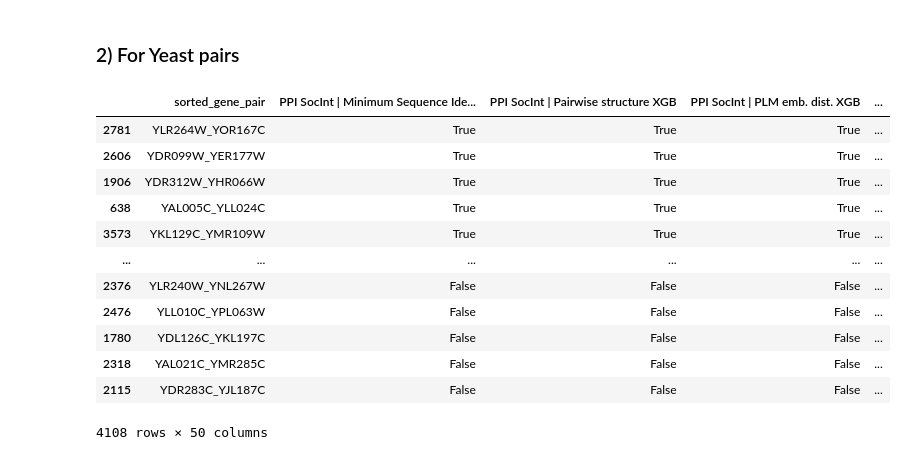
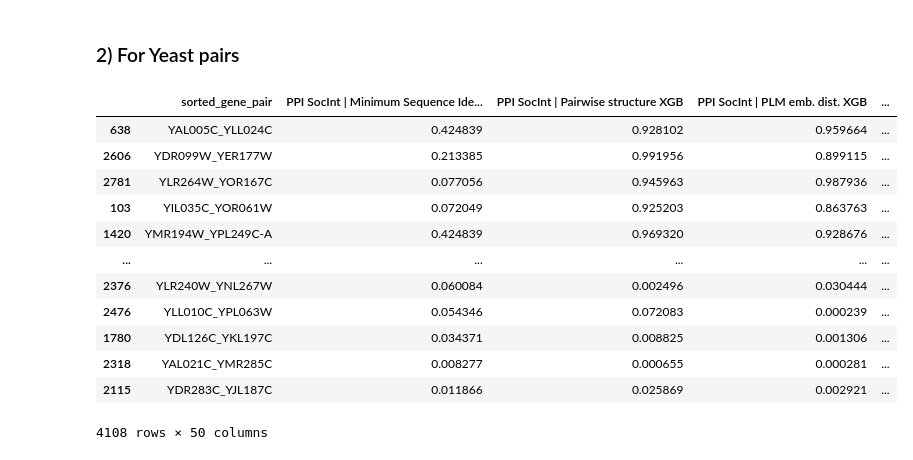
Before and after one commit to cancergenetics/paralog_seq_similarity, a Jupyter notebook: 4_make_predictions.ipynb, the cells around one changed output. Cells and saved outputs as stored; diff of their text form; code cells hidden in the pictures.

```diff
--- a/4_make_predictions.ipynb
+++ b/4_make_predictions.ipynb
@@ -254,11 +252,10 @@ predictions_df.to_csv(f'ens111_human_predictions.csv', index=False)
 ### 2) For Yeast pairs
 # %%
 ####################################################
-# 2) Setup Datasets, Feature Sets, and Classifier
+# 1) Setup Datasets, Feature Sets, and Classifier
 ####################################################
 # Choose classifier type: 'XGB', 'RF', or 'LR'
 class_mod = 'XGB'
-
 if class_mod == 'XGB':
     base_classifier = Pipeline([
         ('scaler', StandardScaler()),
@@ -296,7 +293,6 @@ sc_train_datasets = {
 
 sc_all_pairs_path = './data/ens111_yeast_allFeatures.csv'
 
-
 # Define feature sets: key is descriptive name, value is the list of feature columns
 feature_sets = {
     f'Minimum Sequence Identity {class_mod}': ['min_sequence_identity'],
@@ -308,99 +304,96 @@ feature_sets = {
 }
 
 ####################################################
-# 3) Load All-Pairs Data (Using sorted_gene_pair as ID)
+# 2) Load All-Pairs Data (Using sorted_gene_pair as ID)
 ####################################################
 all_pairs_df = pd.read_csv(sc_all_pairs_path)
 if 'sorted_gene_pair' not in all_pairs_df.columns:
     raise ValueError("The unseen pairs dataset must contain the 'sorted_gene_pair' column.")
 
-# Prepare a DataFrame to store predictions (using sorted_gene_pair as the identifier)
-predictions_df = all_pairs_df[['sorted_gene_pair']].copy()
+# Create two DataFrames with the common identifier.
+mask_df = all_pairs_df[['sorted_gene_pair']].copy()  # for training labels (mask)
+pred_df = all_pairs_df[['sorted_gene_pair']].copy()  # for predictions
 
 ####################################################
-# 4) Train Classifiers, Predict, and Store Results
+# 3) Process Each Training Dataset
 ####################################################
 for dataset_name, train_path in sc_train_datasets.items():
     # Load training dataset
     df_train = pd.read_csv(train_path)
 
-    # Use the available label: if 'same_func_ppi' exists, use it
+    # Use the available label: if 'same_func_ppi' exists, use it; otherwise, assume 'SL' is present.
     if 'same_func_ppi' in df_train.columns:
         df_train['SL'] = df_train['same_func_ppi']
-    elif 'SL' in df_train.columns:
-        df_train['SL']
-    else:
-        raise ValueError(f"Dataset {dataset_name} must contain a label column 'same_func_ppi' or 'SL'")
+    elif 'SL' not in df_train.columns:
+        raise ValueError(f"Dataset {dataset_name} must contain a label column 'same_func_ppi' or 'SL'.")
 
-    # Ensure the training dataset has the 'sorted_gene_pair' column
+    # Ensure the training dataset has the 'sorted_gene_pair' column.
     if 'sorted_gene_pair' not in df_train.columns:
         raise ValueError(f"Dataset {dataset_name} must contain the 'sorted_gene_pair' column.")
 
-    # Create a lookup for pairs present in training (using sorted_gene_pair as key)
+    # Create a lookup for training pairs (using sorted_gene_pair as key)
     train_pairs_dict = dict(zip(df_train['sorted_gene_pair'], df_train['SL']))
 
-    # Loop over each feature set for the current training dataset
+    # ----------------------------
+    # Create a mask column for this dataset (one column per dataset)
+    # ----------------------------
+    mask_column = []
+    for idx, row in all_pairs_df.iterrows():
+        pair = row['sorted_gene_pair']
+        if pair in train_pairs_dict:
+            mask_column.append(train_pairs_dict[pair])
+        else:
+            mask_column.append(np.nan)
+    mask_df[dataset_name] = mask_column
+
+    # ----------------------------
+    # Loop over feature sets to generate predictions.
+    # ----------------------------
     for feat_set_name, feat_columns in feature_sets.items():
         col_name = f"{dataset_name} | {feat_set_name}"
 
-        # Check that the training dataset contains the required features
+        # Check that the required features exist in the training dataset.
         missing_train = set(feat_columns) - set(df_train.columns)
         if missing_train:
             raise ValueError(f"Missing features {missing_train} in training dataset {dataset_name} for feature set {feat_set_name}.")
 
-        # Also check that the unseen pairs dataset contains the required features
+        # Check that the unseen pairs dataset contains the required features.
         missing_all = set(feat_columns) - set(all_pairs_df.columns)
         if missing_all:
             raise ValueError(f"Missing features {missing_all} in unseen pairs dataset for feature set {feat_set_name}.")
 
-        # Clone the classifier for a fresh start
+        # Clone the classifier for a fresh start.
         classifier = clone(base_classifier)
-
-        # Train the classifier using the selected feature set
         X_train = df_train[feat_columns]
         y_train = df_train['SL']
         classifier.fit(X_train, y_train)
 
-        # Predict probabilities on the all-pairs data
+        # Predict probabilities on all pairs (regardless of training presence)
         X_all = all_pairs_df[feat_columns]
         y_pred_proba = classifier.predict_proba(X_all)[:, 1]
 
-        # For each pair, if it exists in the training data, use its known label; otherwise, use the predicted probability.
-        final_preds = []
-        for idx, row in all_pairs_df.iterrows():
-            pair = row['sorted_gene_pair']
-            if pair in train_pairs_dict:
-                final_preds.append(train_pairs_dict[pair])
-            else:
-                final_preds.append(y_pred_proba[idx])
-
-        # Store the results in the final DataFrame
-        predictions_df[col_name] = final_preds
+        # Store predicted scores for all pairs.
+        pred_df[col_name] = y_pred_proba
 
 ####################################################
-# 5) Aggregate and Sort Predictions
+# 4) Aggregate and Sort Predictions (Optional)
 ####################################################
-# Sum predictions across all classifier columns to form a summary score
-pred_cols = predictions_df.columns.difference(['sorted_gene_pair'])
-predictions_df['sum_pred'] = predictions_df[pred_cols].sum(axis=1)
+pred_cols = pred_df.columns.difference(['sorted_gene_pair'])
+pred_df['sum_pred'] = pred_df[pred_cols].sum(axis=1)
+pred_df.sort_values('sum_pred', ascending=False, inplace=True)
 
-# Sort the DataFrame so that pairs with the highest overall score are at the top
-predictions_df.sort_values('sum_pred', ascending=False, inplace=True)
-
-# Optionally, drop the summary column if not needed
-# predictions_df.drop(columns='sum_pred', inplace=True)
-predictions_df
+pred_df
 # %% [output]
 |  | sorted_gene_pair | PPI SocInt | Minimum Sequence Ide... | PPI SocInt | Pairwise structure XGB | PPI SocInt | PLM emb. dist. XGB | ... |
-| 2781 | YLR264W_YOR167C | True | True | True | ... |
-| 2606 | YDR099W_YER177W | True | True | True | ... |
-| 1906 | YDR312W_YHR066W | True | True | True | ... |
-| 638 | YAL005C_YLL024C | True | True | True | ... |
-| 3573 | YKL129C_YMR109W | True | True | True | ... |
+| 638 | YAL005C_YLL024C | 0.424839 | 0.928102 | 0.959664 | ... |
+| 2606 | YDR099W_YER177W | 0.213385 | 0.991956 | 0.899115 | ... |
+| 2781 | YLR264W_YOR167C | 0.077056 | 0.945963 | 0.987936 | ... |
+| 103 | YIL035C_YOR061W | 0.072049 | 0.925203 | 0.863763 | ... |
+| 1420 | YMR194W_YPL249C-A | 0.424839 | 0.969320 | 0.928676 | ... |
 | ... | ... | ... | ... | ... | ... |
-| 2376 | YLR240W_YNL267W | False | False | False | ... |
-| 2476 | YLL010C_YPL063W | False | False | False | ... |
-| 1780 | YDL126C_YKL197C | False | False | False | ... |
-| 2318 | YAL021C_YMR285C | False | False | False | ... |
-| 2115 | YDR283C_YJL187C | False | False | False | ... |
+| 2376 | YLR240W_YNL267W | 0.060084 | 0.002496 | 0.030444 | ... |
+| 2476 | YLL010C_YPL063W | 0.054346 | 0.072083 | 0.000239 | ... |
+| 1780 | YDL126C_YKL197C | 0.034371 | 0.008825 | 0.001306 | ... |
+| 2318 | YAL021C_YMR285C | 0.008277 | 0.000655 | 0.000281 | ... |
+| 2115 | YDR283C_YJL187C | 0.011866 | 0.025869 | 0.002921 | ... |
 4108 rows × 50 columns
```
Also changed, not shown: parts of 6 cells of this notebook, 1 other file.
